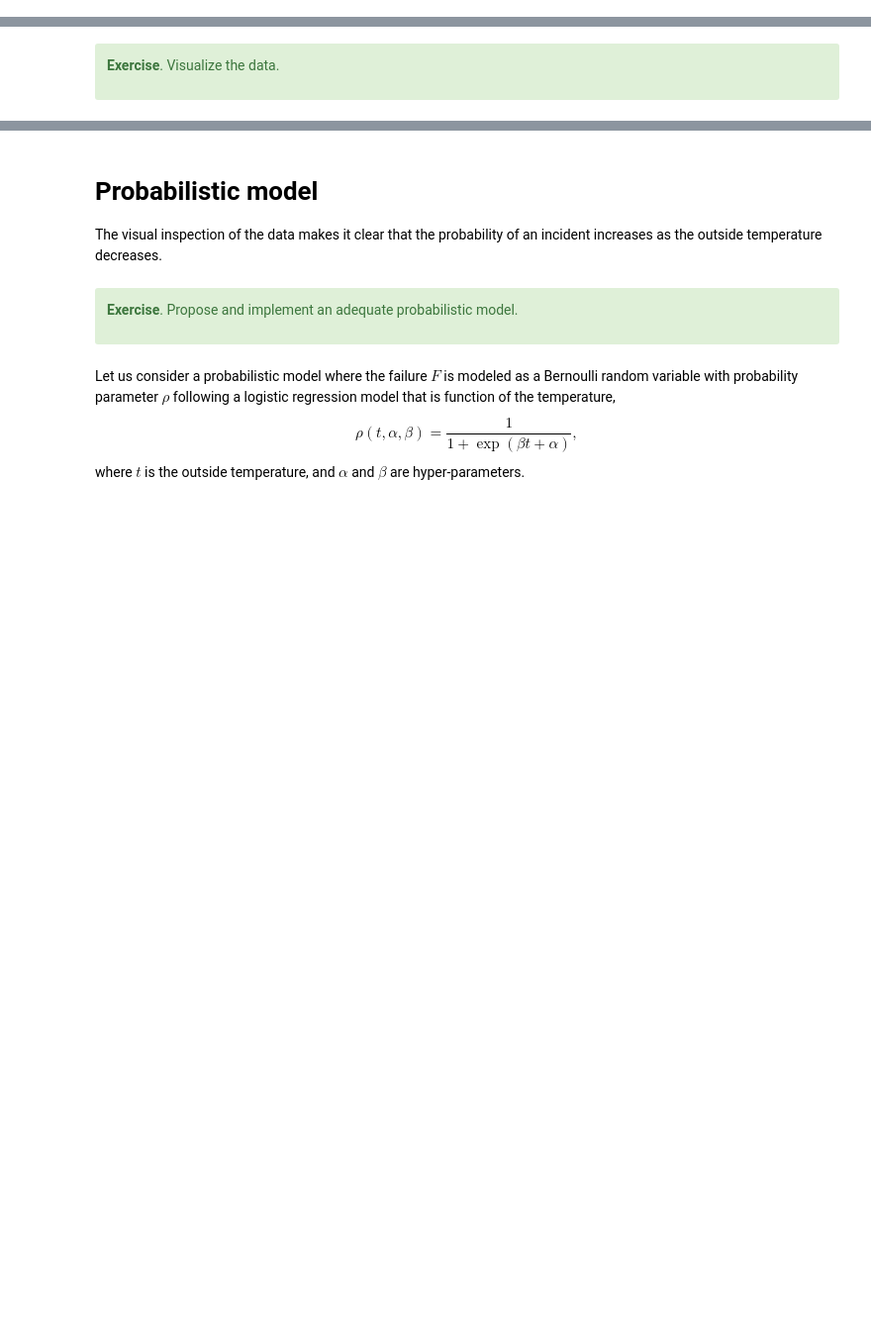
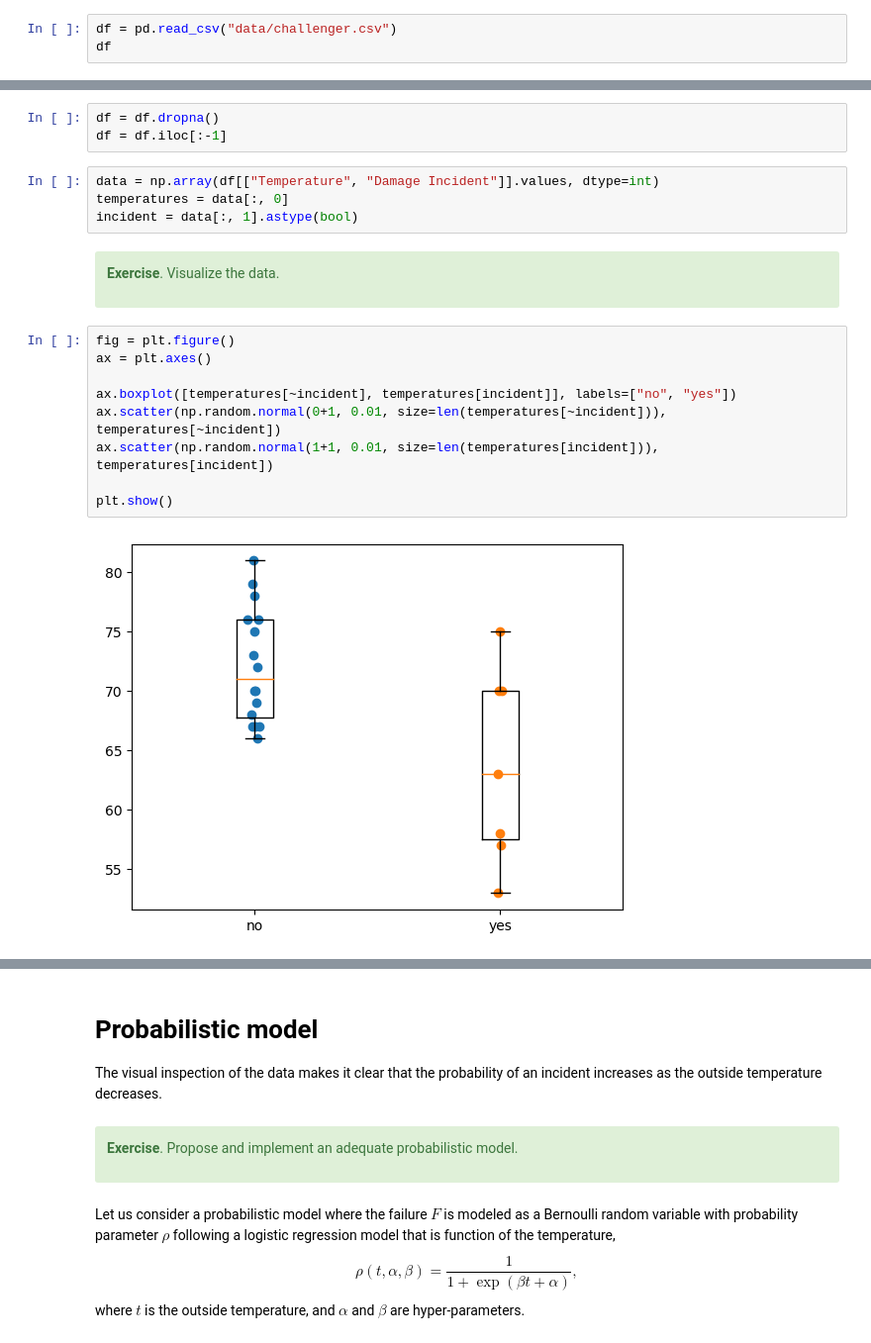
Before and after one commit to glouppe/dats0001-foundations-of-data-science, a Jupyter notebook: nb09-space-shuttle-disaster.ipynb, the cells around one changed output, grey strips where cells are left out. Shown at 99% size. Saved outputs shown, nothing was run; the diff lists cells and outputs as text; blank space fills up the shorter version.

```diff
--- a/nb09-space-shuttle-disaster.ipynb
+++ b/nb09-space-shuttle-disaster.ipynb
@@ -18,3 +18,6 @@ import matplotlib.pyplot as plt
 **Exercise**. Load the data from `"data/challenger.csv"`.
 
 </div>
+# %%
+df = pd.read_csv("data/challenger.csv")
+df
@@ -21,6 +42,24 @@ import matplotlib.pyplot as plt
+# %%
+df = df.dropna()
+df = df.iloc[:-1]
+# %%
+data = np.array(df[["Temperature", "Damage Incident"]].values, dtype=int)
+temperatures = data[:, 0]
+incident = data[:, 1].astype(bool)
 # %% [markdown]
 <div class="alert alert-success">
 
 **Exercise**. Visualize the data.
 
 </div>
+# %%
+fig = plt.figure()
+ax = plt.axes()
+
+ax.boxplot([temperatures[~incident], temperatures[incident]], labels=["no", "yes"])
+ax.scatter(np.random.normal(0+1, 0.01, size=len(temperatures[~incident])), temperatures[~incident])
+ax.scatter(np.random.normal(1+1, 0.01, size=len(temperatures[incident])), temperatures[incident])
+
+plt.show()
+# %% [output]
+[figure, added]
```
Also changed, not shown: parts of 23 cells of this notebook.
